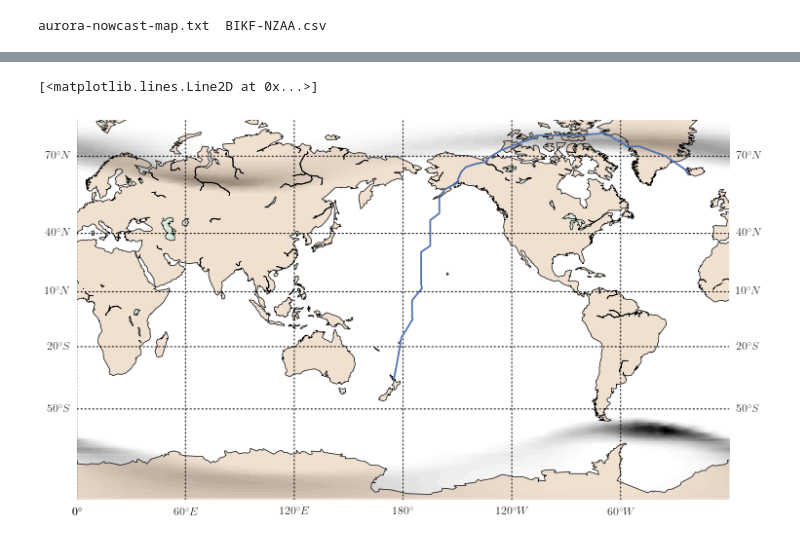
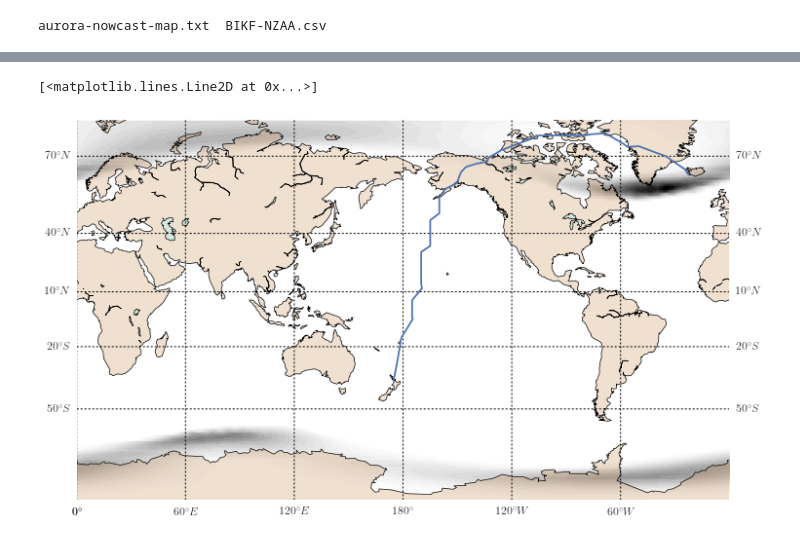
Before and after one commit to ax3l91/space-apps-2017-mayday-athens, a Jupyter notebook: AuroraNotebook.ipynb, the cells around one changed output, grey strips where cells are left out. Saved outputs shown, nothing was run; the diff lists cells and outputs as text; code cells hidden in the pictures.

Commit message:
Added aurora probabillity on plane path to  Notebook

```diff
--- a/AuroraNotebook.ipynb
+++ b/AuroraNotebook.ipynb
@@ -55,17 +24,17 @@ plt.show()
 # %%
 nlats = 512
 nlons = 1024
 lats=np.linspace(-90,90,nlats)
 lons=np.linspace(0,360,nlons)
 #m = Basemap(projection='ortho',lat_0=70,lon_0=-100,resolution='l')
 m=Basemap(llcrnrlon=0,llcrnrlat=-80,urcrnrlon=360,urcrnrlat=80,projection='mill')
 m.drawcoastlines(linewidth=0.7)
 m.fillcontinents(color='#cc9966',lake_color='#99ffff',alpha=0.3)
 m.drawparallels(np.arange(-80,81,30),labels=[1,1,0,0])
 m.drawmeridians(np.arange(0,360,60),labels=[0,0,0,1])
 #m.contourf(lats,lons,aurora)
-m.imshow(aurora)
+m.imshow(aurora[::-1])
 m.plot(lon,lat,latlon=True)
 # %% [output]
 [<matplotlib.lines.Line2D at 0x...>]
-[figure, old version]
+[figure, new version]
```
Also changed, not shown: parts of 7 cells of this notebook.
